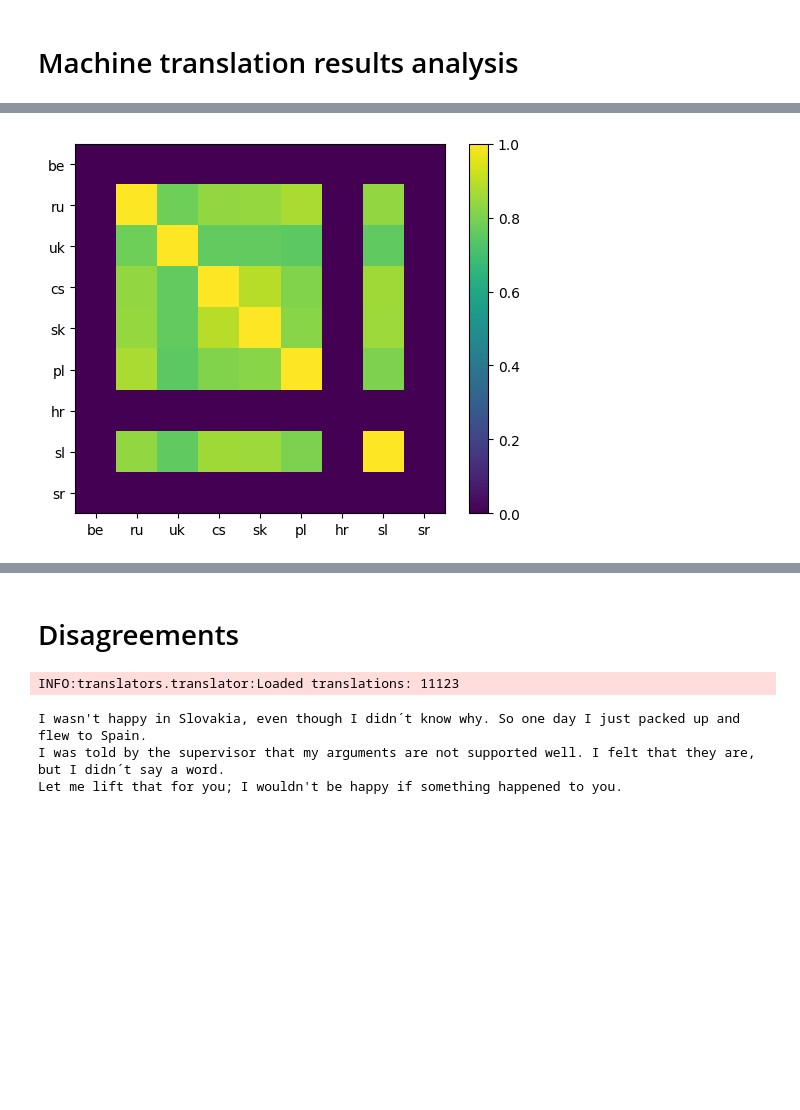
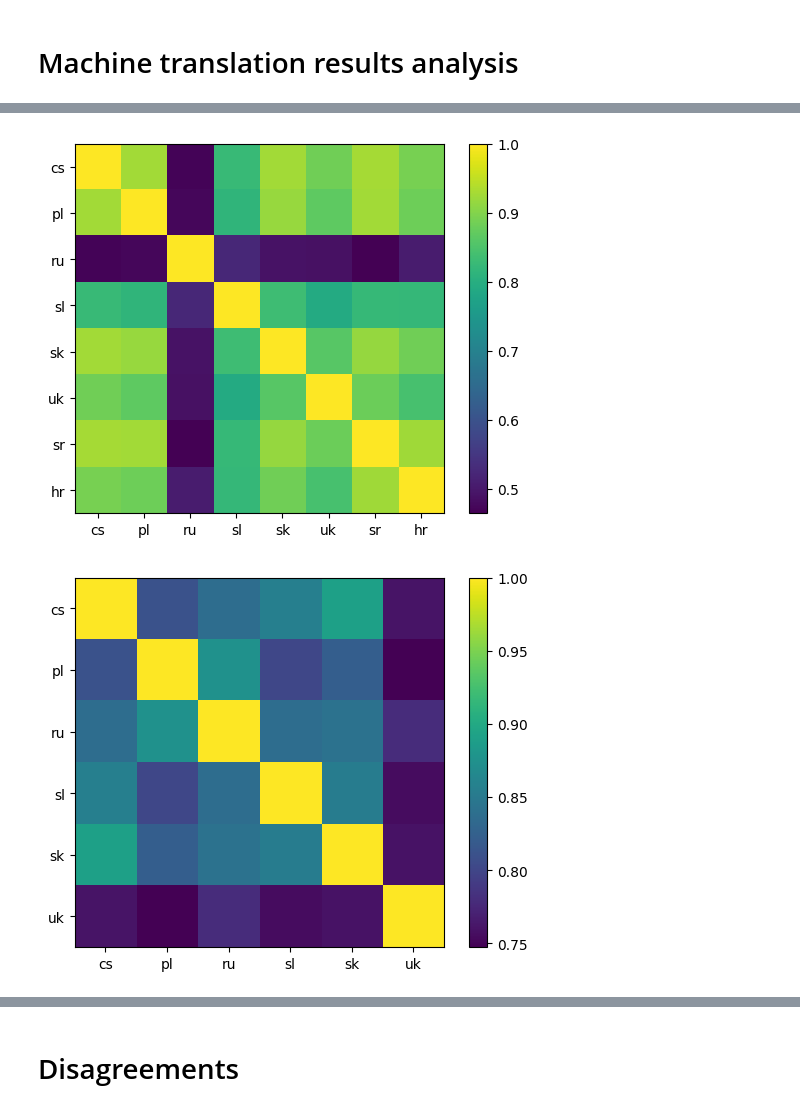
Before and after one commit to kinit-sk/biases-in-slovak-ai, a Jupyter notebook: _translation.ipynb, the cells around one changed output, grey strips where cells are left out. Cells and saved outputs as stored; diff of their text form; code cells hidden in the pictures; blank space fills up the shorter version.

```diff
--- a/_translation.ipynb
+++ b/_translation.ipynb
@@ -314,4 +285,7 @@ INFO:translators.translator:Loaded translations: 3674
 # %%
-for lang in ['be', 'hr', 'cs', 'pl', 'ru', 'sl', 'sk', 'sr', 'uk']:
-    print(lang, sum(map(bool, lazy_preds[lang])))
+for translator_class in (AmazonTranslate, DeepL, GoogleTranslate):
+    print(translator_class.__name__)
+    for lang in ['be', 'hr', 'cs', 'pl', 'ru', 'sl', 'sk', 'sr', 'uk']:
+        print(lang, sum(map(bool, predictions(translator_class, lang, lazy=True))))
+    print()
 # %% [output]
@@ -383,0 +364,13 @@ None
+# %%
+"""
+Correlations from these plots. How similar different languages behave for these stereotypes.
+Seemingly, there are two groups, but I can not tell what the key is (neither geographical, linguistic,
+or script make sense). Note that the stereotypes are strong between all of them, so might be just noise.
+"""
+langs = ['be', 'uk', 'ru', 'sk', 'cs', 'pl', 'sl', 'sr', 'hr']
+for translator_class in (AmazonTranslate, DeepL, GoogleTranslate):
+
+    plt.colorbar(plt.imshow(np.corrcoef(np.vstack(rates[translator_class, l] for l in langs))))
+    plt.xticks(range(9), langs)
+    plt.yticks(range(9), langs)
+    plt.show()
@@ -419,27 +412,29 @@ WARNING:matplotlib.text:posx and posy should be finite values
 # %%
 """
 If both languages have predictions, how common it is that they match. I feel like this might more
 or less just show that the langauges with similar masculine rate have high degree of agreement --
 that is not surprising, they always choose `masculine`. That's why Polish is a clear outlier, they
 have a really low masculine rate compared to the other countries.
 """
 from itertools import product
 
-langs = ['be', 'ru', 'uk', 'cs', 'sk', 'pl', 'hr', 'sl', 'sr', ]
-agree = np.zeros((9, 9))
+for translator_class in (AmazonTranslate, DeepL, GoogleTranslate):
+    langs = supported_languages[translator_class]
+    agree = np.zeros((len(langs), len(langs)))
 
-for i, j in product(langs, langs):
-    agree[langs.index(i), langs.index(j)] = sum(
-        p == r != None
-        for p, r in zip(lazy_preds[i], lazy_preds[j])
-    ) / (sum(
-        bool(p) and bool(r)
-        for p, r in zip(lazy_preds[i], lazy_preds[j])
-    ) + 1e-12)
+    for i, j in product(langs, langs):
+        agree[langs.index(i), langs.index(j)] = sum(
+            p == r != None
+            for p, r in zip(predictions(translator_class, i, lazy=True), predictions(translator_class, j, lazy=True))
+        ) / (sum(
+            bool(p) and bool(r)
+            for p, r in zip(predictions(translator_class, i, lazy=True), predictions(translator_class, j, lazy=True))
+        ) + 1e-12)
 
-plt.xticks(range(9), langs)
-plt.yticks(range(9), langs)
-plt.colorbar(plt.imshow(agree))
-None
+    plt.xticks(range(len(langs)), langs)
+    plt.yticks(range(len(langs)), langs)
+    plt.colorbar(plt.imshow(agree))
+    plt.show()
 # %% [output]
-[figure, old version]
+[figure, new version]
+[figure, added]
@@ -446,20 +442,2 @@ None
 # %% [markdown]
 # Disagreements
-# %%
-target_language = 'sk'
-google_translate = DeepL(
-    data_path='./cache/translations/deepl',
-    target_language=target_language,
-    enable_api=False
-).load()
-parser = Parser(language=target_language)
-# %% [output]
-INFO:translators.translator:Loaded translations: 11123
-# %%
-for sentence in sentences:
-    if len(parser.dict[google_translate.dataframe.loc[sentence]['to']]['sentences']) == 2:
-        print(sentence)
-# %% [output]
-I wasn't happy in Slovakia, even though I didn´t know why. So one day I just packed up and flew to Spain.
-I was told by the supervisor that my arguments are not supported well. I felt that they are, but I didn´t say a word.
-Let me lift that for you; I wouldn't be happy if something happened to you.
```
Also changed, not shown: parts of 15 cells of this notebook, 4 other files.
